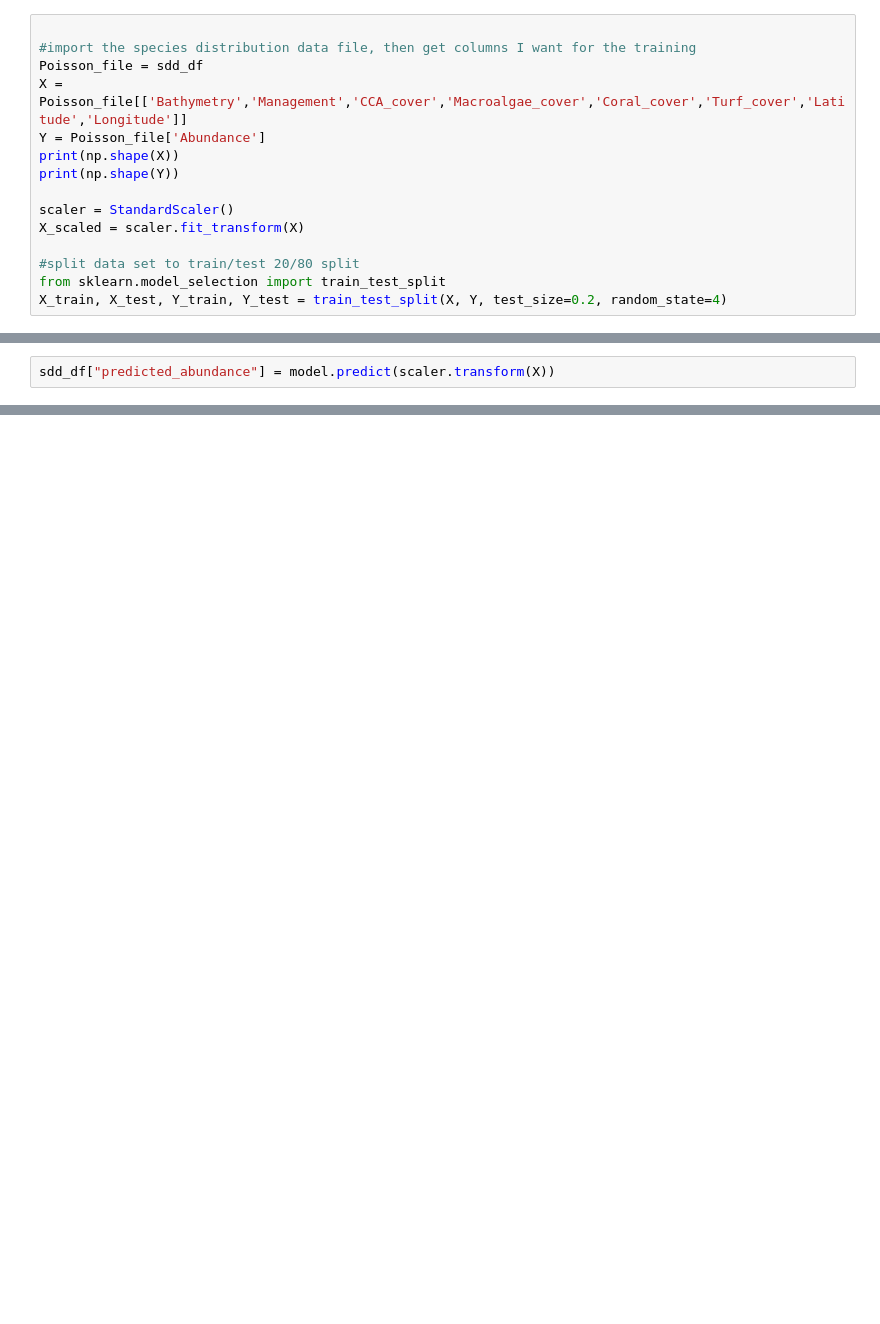
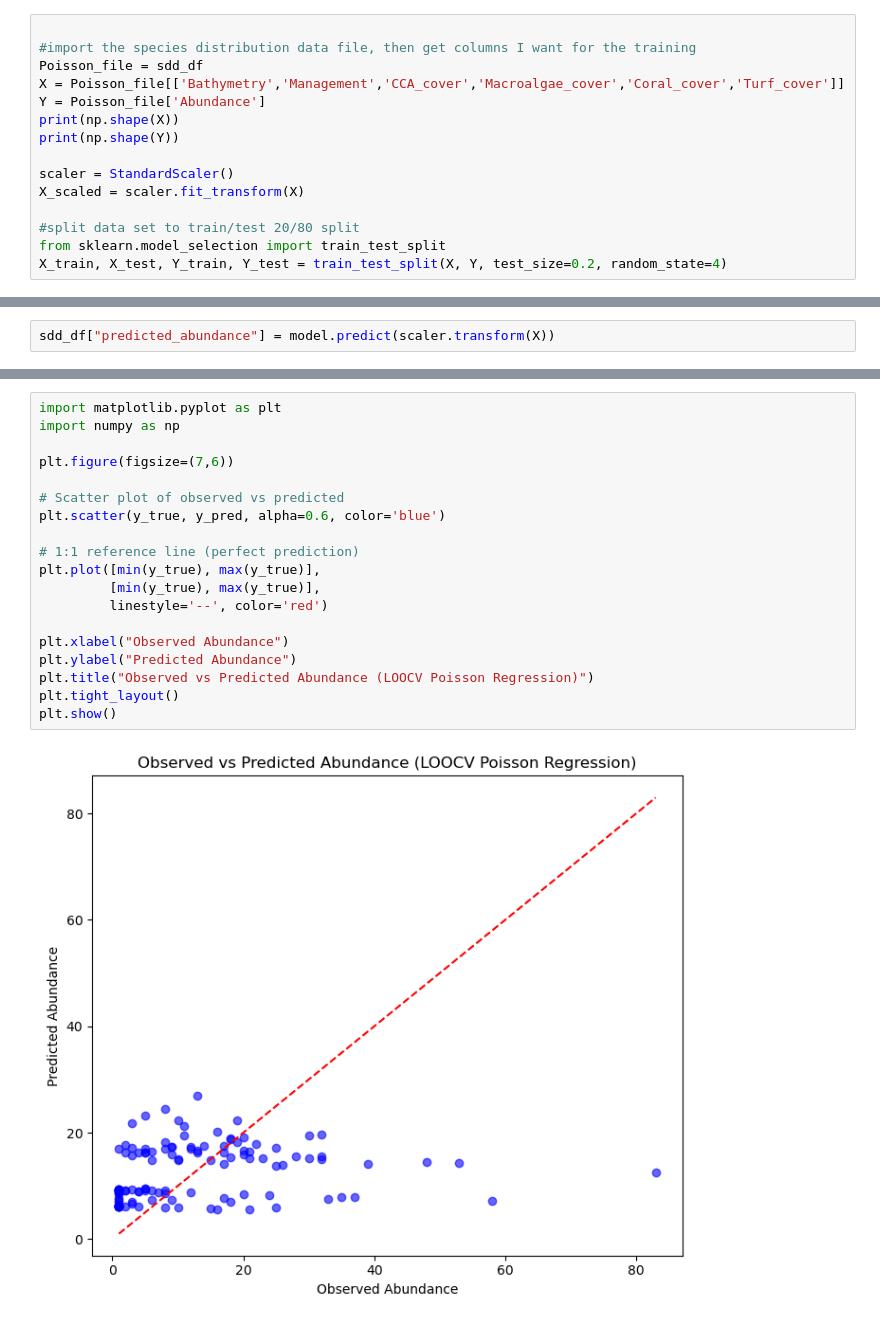
Before and after one commit to dassoc/BIO_350, a Jupyter notebook: Final_project_BIO350/train_test_PoissonRegression.ipynb, the cells around one changed output, grey strips where cells are left out. Drawn from its saved outputs; the diff is of its cells as text; blank space fills up the shorter version.

```diff
--- a/Final_project_BIO350/train_test_PoissonRegression.ipynb
+++ b/Final_project_BIO350/train_test_PoissonRegression.ipynb
@@ -29,7 +29,7 @@ sdd_df.head()
 
 #import the species distribution data file, then get columns I want for the training
 Poisson_file = sdd_df
-X = Poisson_file[['Bathymetry','Management','CCA_cover','Macroalgae_cover','Coral_cover','Turf_cover','Latitude','Longitude']]
+X = Poisson_file[['Bathymetry','Management','CCA_cover','Macroalgae_cover','Coral_cover','Turf_cover']]
 Y = Poisson_file['Abundance']
 print(np.shape(X))
 print(np.shape(Y))
@@ -256,0 +203,21 @@ RMSE: 12.710, R^2: -0.007, Mean Poisson Deviance: 9.028
+# %%
+import matplotlib.pyplot as plt
+import numpy as np
+
+plt.figure(figsize=(7,6))
+
+# Scatter plot of observed vs predicted
+plt.scatter(y_true, y_pred, alpha=0.6, color='blue')
+
+# 1:1 reference line (perfect prediction)
+plt.plot([min(y_true), max(y_true)],
+         [min(y_true), max(y_true)],
+         linestyle='--', color='red')
+
+plt.xlabel("Observed Abundance")
+plt.ylabel("Predicted Abundance")
+plt.title("Observed vs Predicted Abundance (LOOCV Poisson Regression)")
+plt.tight_layout()
+plt.show()
+# %% [output]
+[figure, added]
```
Also changed, not shown: parts of 11 cells of this notebook, 1 other file.
